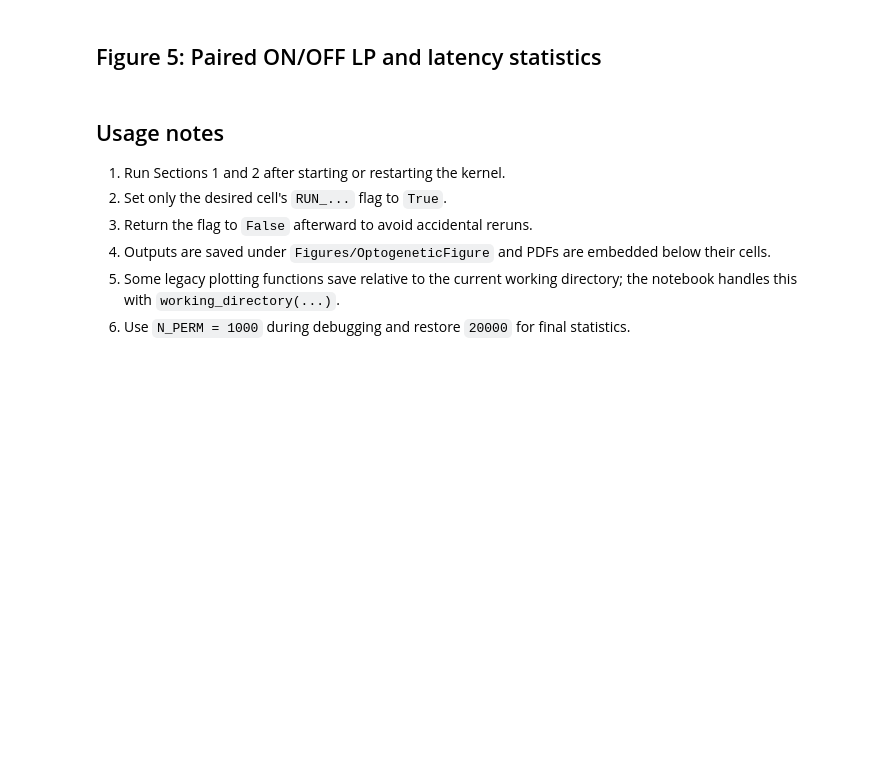
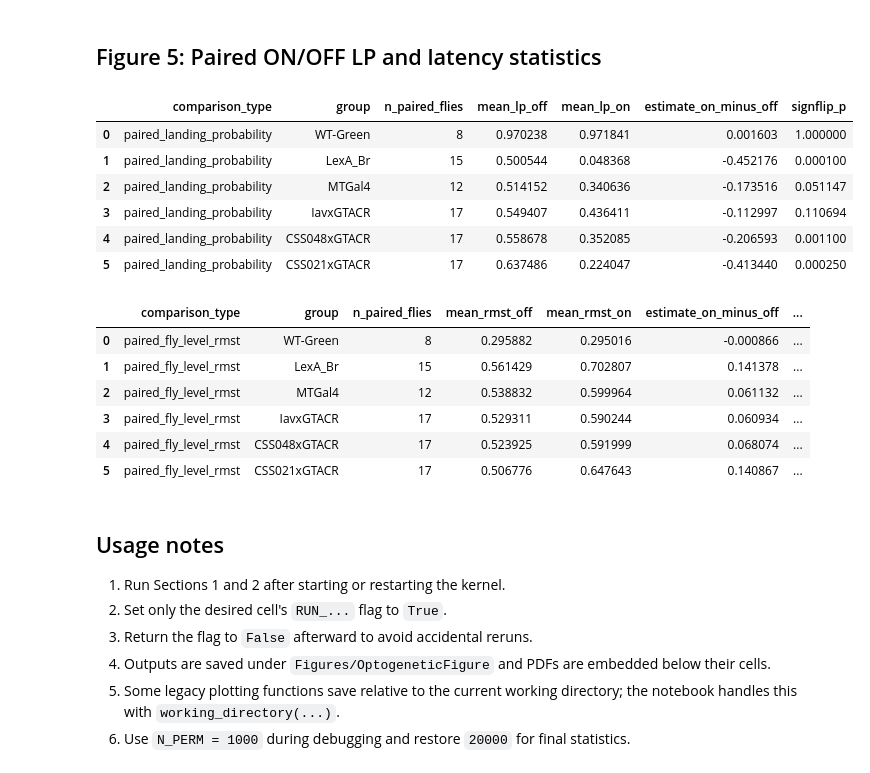
Before and after one commit to TseWeiKuo/AnalysisAndFigures, a Jupyter notebook: OptogeneticFigure.ipynb, the cells around one changed output. Cells and saved outputs as stored; diff of their text form; code cells hidden in the pictures; blank space fills up the shorter version.

```diff
--- a/OptogeneticFigure.ipynb
+++ b/OptogeneticFigure.ipynb
@@ -329,7 +382,7 @@ if RUN_CHR_INTENSITY_ANGLE_TRACES:
 # %% [markdown]
 ## Figure 5A: Individual ON/OFF landing probability
 # %%
-RUN_GTACR_INDIVIDUAL_LP = False
+RUN_GTACR_INDIVIDUAL_LP = True
 
 if RUN_GTACR_INDIVIDUAL_LP:
     out = output_folder("GtACR_Figure_5", "5A_landing_probability_ON_OFF")
@@ -344,7 +410,7 @@ if RUN_GTACR_INDIVIDUAL_LP:
 # %% [markdown]
 ## Figure 5A: Combined fly-wise LP change summary
 # %%
-RUN_GTACR_LP_CHANGE_SUMMARY = False
+RUN_GTACR_LP_CHANGE_SUMMARY = True
 
 if RUN_GTACR_LP_CHANGE_SUMMARY:
     out = output_folder("GtACR_Figure_5", "5A_combined_LP_change_summary")
@@ -359,7 +427,7 @@ if RUN_GTACR_LP_CHANGE_SUMMARY:
 # %% [markdown]
 ## Figure 5B: Individual ON/OFF landing-latency KM curves
 # %%
-RUN_GTACR_KM_CURVES = False
+RUN_GTACR_KM_CURVES = True
 
 if RUN_GTACR_KM_CURVES:
     out = output_folder("GtACR_Figure_5", "5B_landing_latency_KM_ON_OFF")
@@ -375,37 +456,52 @@ if RUN_GTACR_KM_CURVES:
 # %% [markdown]
 ## Figure 5: Paired ON/OFF LP and latency statistics
 # %%
-RUN_GTACR_STATS = False
+RUN_GTACR_STATS = True
 
 if RUN_GTACR_STATS:
     out = output_folder("GtACR_Figure_5", "stats")
     lp_rows = []
     ll_rows = []
     for group_key in gtacr_keys:
         group_info = groups[group_key]
         lp_result, _ = stats_runner.compare_lp_paired(
             group_info=group_info,
             out_prefix=str(out / f"Figure_5_GtACR_{group_key}_LP_ON_OFF"),
             on_label="ON",
             off_label="OFF",
             n_perm=N_PERM,
         )
         lp_rows.append(lp_result)
 
         ll_result, _ = stats_runner.analyze_landing_opto(
             group_info=group_info,
             out_prefix=str(out / f"Figure_5_GtACR_{group_key}_LL_ON_OFF"),
             chr_data=False,
             n_perm=N_PERM,
         )
         ll_rows.append(ll_result)
 
     lp_df = pd.concat(lp_rows, ignore_index=True)
     ll_df = pd.concat(ll_rows, ignore_index=True)
     lp_df.to_csv(out / "Figure_5_GtACR_LP_ON_OFF_stats.csv", index=False)
     ll_df.to_csv(out / "Figure_5_GtACR_LL_ON_OFF_fly_RMST_stats.csv", index=False)
     display(lp_df)
     display(ll_df)
+# %% [output]
+|  | comparison_type | group | n_paired_flies | mean_lp_off | mean_lp_on | estimate_on_minus_off | signflip_p |
+| 0 | paired_landing_probability | WT-Green | 8 | 0.970238 | 0.971841 | 0.001603 | 1.000000 |
+| 1 | paired_landing_probability | LexA_Br | 15 | 0.500544 | 0.048368 | -0.452176 | 0.000100 |
+| 2 | paired_landing_probability | MTGal4 | 12 | 0.514152 | 0.340636 | -0.173516 | 0.051147 |
+| 3 | paired_landing_probability | IavxGTACR | 17 | 0.549407 | 0.436411 | -0.112997 | 0.110694 |
+| 4 | paired_landing_probability | CSS048xGTACR | 17 | 0.558678 | 0.352085 | -0.206593 | 0.001100 |
+| 5 | paired_landing_probability | CSS021xGTACR | 17 | 0.637486 | 0.224047 | -0.413440 | 0.000250 |
+|  | comparison_type | group | n_paired_flies | mean_rmst_off | mean_rmst_on | estimate_on_minus_off | ... |
+| 0 | paired_fly_level_rmst | WT-Green | 8 | 0.295882 | 0.295016 | -0.000866 | ... |
+| 1 | paired_fly_level_rmst | LexA_Br | 15 | 0.561429 | 0.702807 | 0.141378 | ... |
+| 2 | paired_fly_level_rmst | MTGal4 | 12 | 0.538832 | 0.599964 | 0.061132 | ... |
+| 3 | paired_fly_level_rmst | IavxGTACR | 17 | 0.529311 | 0.590244 | 0.060934 | ... |
+| 4 | paired_fly_level_rmst | CSS048xGTACR | 17 | 0.523925 | 0.591999 | 0.068074 | ... |
+| 5 | paired_fly_level_rmst | CSS021xGTACR | 17 | 0.506776 | 0.647643 | 0.140867 | ... |
 # %% [markdown]
 ## Usage notes
 
```
Also changed, not shown: parts of 29 cells of this notebook, 5 other files.
